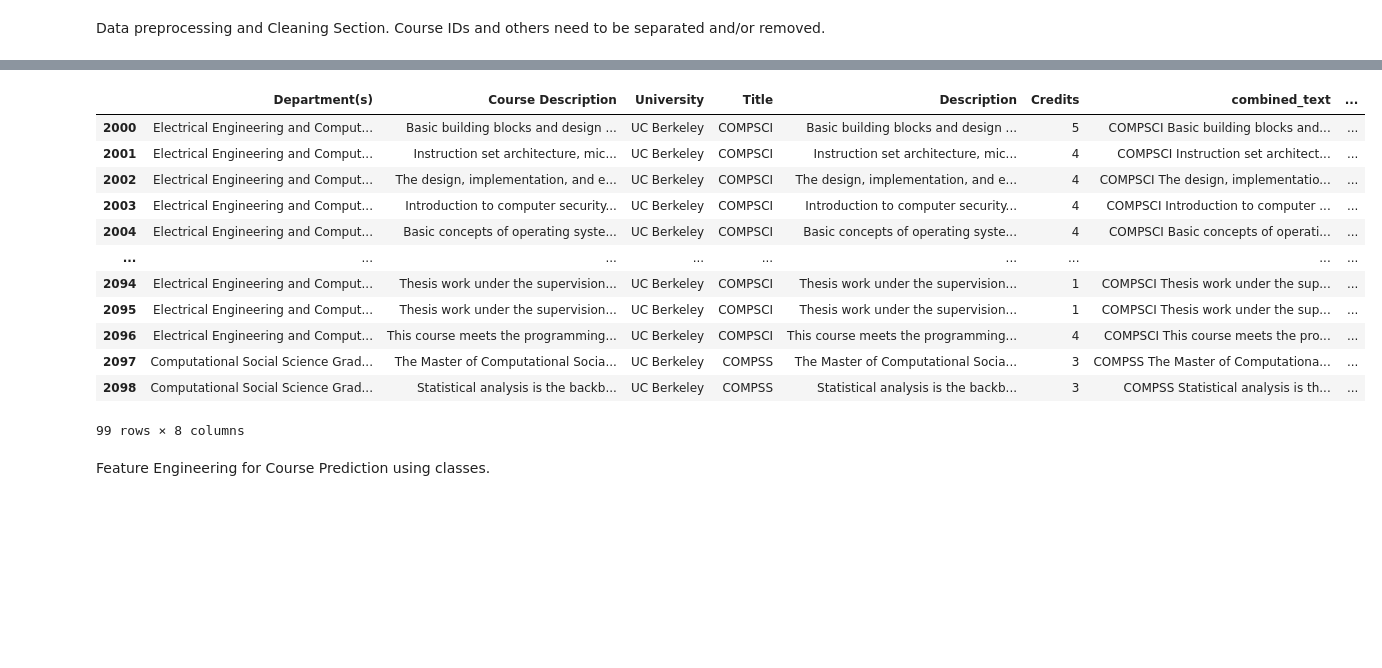
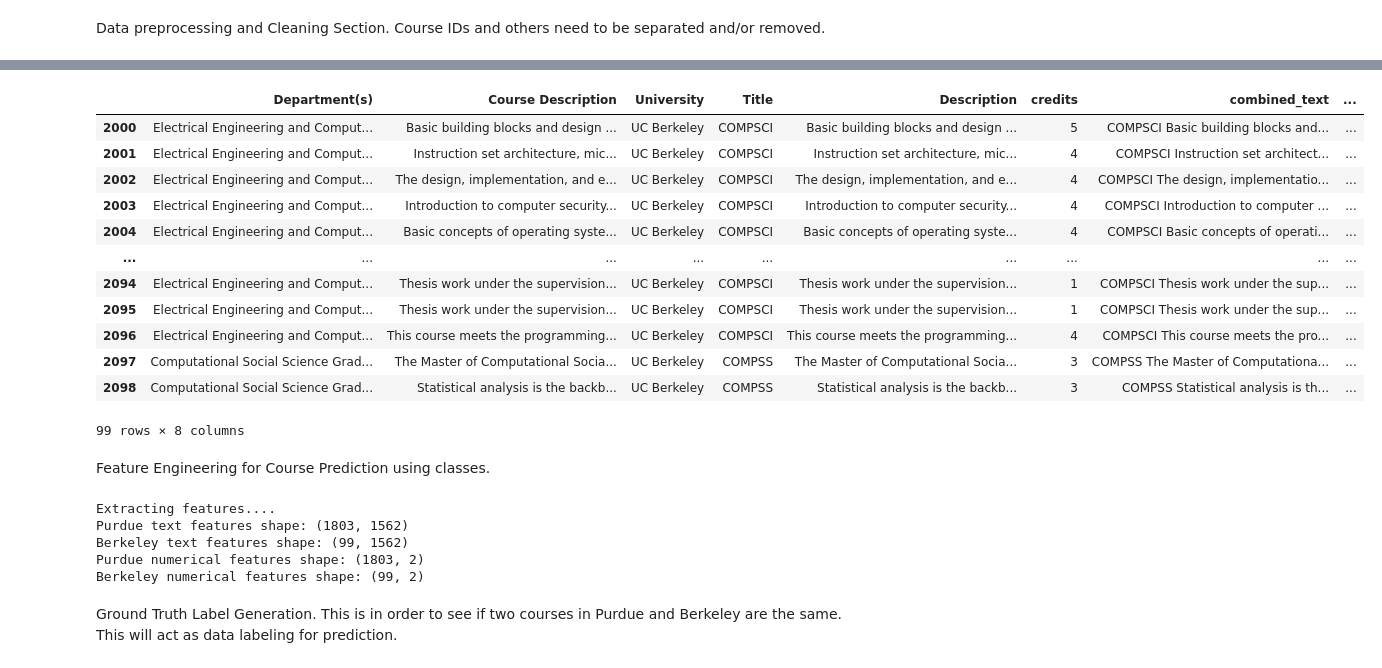
Before and after one commit to GF4987/Transfer-Credit-NLP, a Jupyter notebook: equivalency_predict.ipynb, the cells around one changed output, grey strips where cells are left out. Saved outputs shown, nothing was run; the diff lists cells and outputs as text; code cells hidden in the pictures; blank space fills up the shorter version.

```diff
--- a/equivalency_predict.ipynb
+++ b/equivalency_predict.ipynb
@@ -204,35 +204,35 @@ display(purdueDfCopy)
 # %%
 '''Data Cleaning for Berkeley'''
 #Cleaning and standardizing course data for Berkeley CS Courses
 
 berkDfCopy = berkeley_df.copy()
 
 #University Identifier
 berkDfCopy['University'] = 'UC Berkeley'
 
 #Clean titles and descriptions
 berkDfCopy['Title'] = berkeley_df['Subject'].str.strip()
 berkDfCopy['Description'] = berkeley_df['Course Description'].fillna("").str.strip()
 
 #Credit standardization
-berkDfCopy['Credits'] = berkeley_df['Credits - Units - Minimum Units']
+berkDfCopy['credits'] = berkeley_df['Credits - Units - Minimum Units']
 
 #Combined Text for NLP
 berkDfCopy['combined_text'] = berkDfCopy['Title'] + ' ' + berkDfCopy['Description']
 
 #Course Level/Num
 berkDfCopy['Course Num'] = berkeley_df['Course Number']
 
 #Drop Extra Columns
 berkDfCopy = berkDfCopy.drop(['Credits - Units - Maximum Units', 'Terms Offered', 'Cross-Listed Course(s)',
                               'Repeat Rules', 'Repeat Rule: Special Circumstances', 'Offering Information', 'Additional Offering Information',
                               'Subject', 'Course Number', 'Credits - Units - Minimum Units'], axis=1)
 
 berkeley_copy = berkDfCopy.to_csv('Berkeley CSV File With Required Columns', index=False)
 
 display(berkDfCopy)
 # %% [output]
-|  | Department(s) | Course Description | University | Title | Description | Credits | combined_text | ... |
+|  | Department(s) | Course Description | University | Title | Description | credits | combined_text | ... |
 | 2000 | Electrical Engineering and Comput... | Basic building blocks and design ... | UC Berkeley | COMPSCI | Basic building blocks and design ... | 5 | COMPSCI Basic building blocks and... | ... |
 | 2001 | Electrical Engineering and Comput... | Instruction set architecture, mic... | UC Berkeley | COMPSCI | Instruction set architecture, mic... | 4 | COMPSCI Instruction set architect... | ... |
 | 2002 | Electrical Engineering and Comput... | The design, implementation, and e... | UC Berkeley | COMPSCI | The design, implementation, and e... | 4 | COMPSCI The design, implementatio... | ... |
@@ -300,0 +298,29 @@ print("Extracting features....")
+# %%
+#Initializing feature engineer class
+feature_engineer = CourseFeature()
+
+print("Extracting features....")
+
+#Text Features
+purdueT_features = feature_engineer.extract_text_features(purdueDfCopy['combined_text'])
+berkT_features = feature_engineer.extract_text_features(berkDfCopy['combined_text'])
+
+#Numerical Features
+purdueN_features = feature_engineer.extract_num_features(purdueDfCopy)
+berkN_features = feature_engineer.extract_num_features(berkDfCopy)
+
+#Purdue text and numerical features shape
+print(f"Purdue text features shape: {purdueT_features.shape}")
+print(f"Berkeley text features shape: {berkT_features.shape}")
+
+#Berkeley text and numerical features shape
+print(f"Purdue numerical features shape: {purdueN_features.shape}")
+print(f"Berkeley numerical features shape: {berkN_features.shape}")
+# %% [output]
+Extracting features....
+Purdue text features shape: (1803, 1562)
+Berkeley text features shape: (99, 1562)
+Purdue numerical features shape: (1803, 2)
+Berkeley numerical features shape: (99, 2)
+# %% [markdown]
+Ground Truth Label Generation. This is in order to see if two courses in Purdue and Berkeley are the same. This will act as data labeling for prediction.
```
Also changed, not shown: parts of 4 cells of this notebook, 2 other files.
